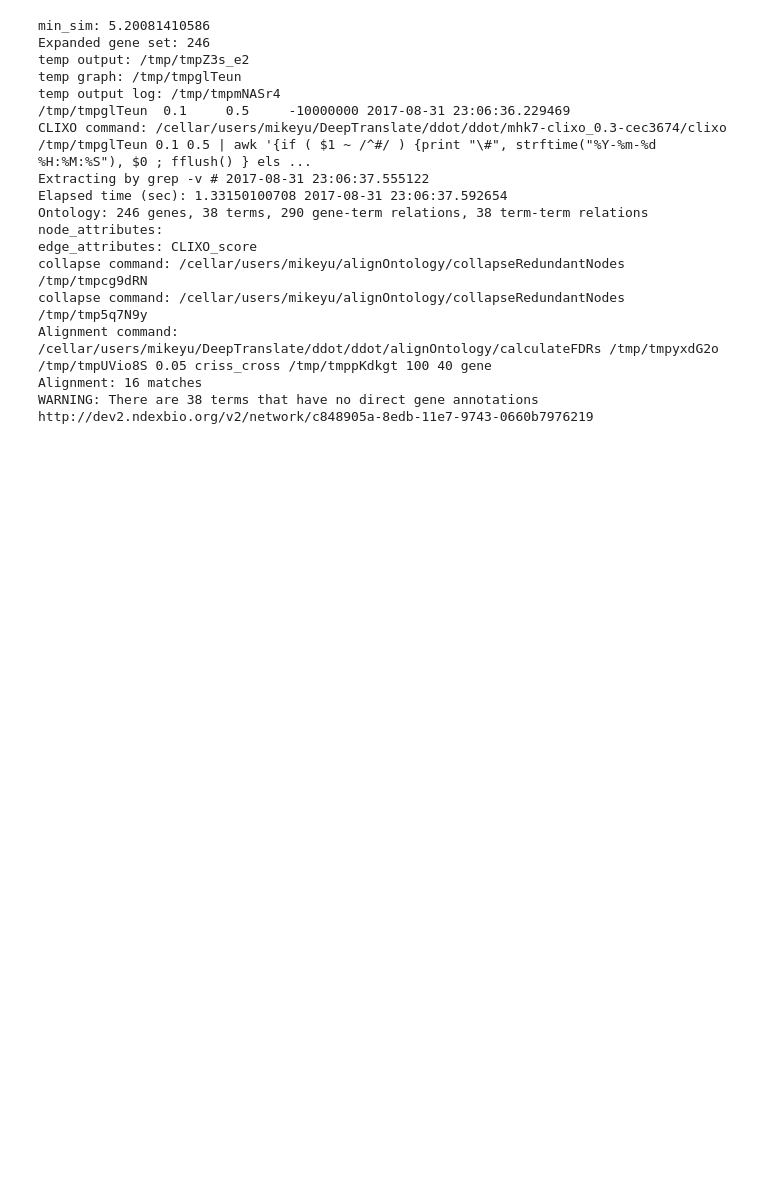
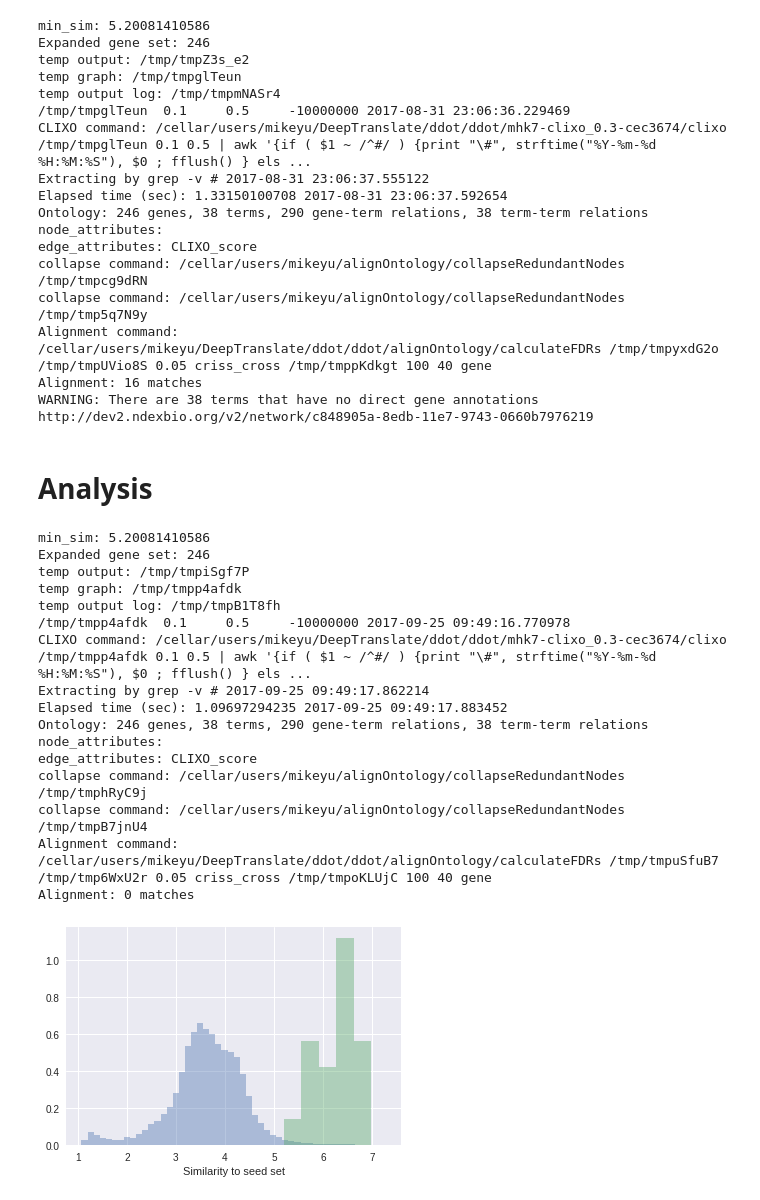
Before and after one commit to michaelkyu/ddot, a Jupyter notebook: examples/Construct_Fanconi_Anemia_Gene_Ontology.ipynb, the cells around one changed output. Drawn from its saved outputs; the diff is of its cells as text; code cells hidden in the pictures; blank space fills up the shorter version.

```diff
--- a/examples/Construct_Fanconi_Anemia_Gene_Ontology.ipynb
+++ b/examples/Construct_Fanconi_Anemia_Gene_Ontology.ipynb
@@ -38,3 +41,6 @@ go_human = Ontology.read_pickle('/cellar/users/mikeyu/go.pkl')
+# %%
+go_human = Ontology.from_table('/cellar/users/mikeyu/DeepTranslate/go_human_10aug2017/collapsed_go.symbol', clixo_format=True)
+# go_human_entrez = Ontology.from_table('/cellar/users/mikeyu/DeepTranslate/go_human_10aug2017/collapsed_go.entrez', clixo_format=True)
 # %% [markdown]
 # Download gene similarity network from NDEx
 # %%
@@ -67,3 +77,8 @@ gene_drug['has_drug'] = True
+# %%
+pharos = pd.read_table('/cellar/users/mikeyu/DeepTranslate/pharos/tcrd460_gene_drug.txt')
+pharos.drop_duplicates(inplace=True)
+gene_drug = pharos.groupby('gene').agg({'drug' : lambda x : ','.join(x)})
+gene_drug['has_drug'] = True
 # %% [markdown]
 # Run Ontology pipeline
 # %%
@@ -111,3 +126,39 @@ Alignment command: /cellar/users/mikeyu/DeepTranslate/ddot/ddot/alignOntology/ca
 Alignment: 16 matches
 WARNING: There are 38 terms that have no direct gene annotations
 http://dev2.ndexbio.org/v2/network/c848905a-8edb-11e7-9743-0660b7976219
+# %% [markdown]
+# Analysis
+# %%
+ont, url, ont_ndexgraph, expand_results = ddot_pipeline(
+      alpha,
+      beta,
+      sim,
+      sim_names,
+      seed,
+      go_human,
+      node_attr=gene_drug,
+      name='Fanconi Anemia Gene Ontology (FanGO)',
+      expand_kwargs={'seed_perc':0, 'agg':'mean', 'figure':True},
+      ndex_kwargs={'ndex_user':ndex_user, 'ndex_pass':ndex_pass, 'ndex_server':ndex_server},
+      align_kwargs={'iterations':100, 'threads': 40},
+      verbose=True,
+      ndex=False
+)
+# %% [output]
+min_sim: 5.20081410586
+Expanded gene set: 246
+temp output: /tmp/tmpiSgf7P
+temp graph: /tmp/tmpp4afdk
+temp output log: /tmp/tmpB1T8fh
+/tmp/tmpp4afdk  0.1     0.5     -10000000 2017-09-25 09:49:16.770978
+CLIXO command: /cellar/users/mikeyu/DeepTranslate/ddot/ddot/mhk7-clixo_0.3-cec3674/clixo /tmp/tmpp4afdk 0.1 0.5 | awk '{if ( $1 ~ /^#/ ) {print "\#", strftime("%Y-%m-%d %H:%M:%S"), $0 ; fflush() } els ...
+Extracting by grep -v # 2017-09-25 09:49:17.862214
+Elapsed time (sec): 1.09697294235 2017-09-25 09:49:17.883452
+Ontology: 246 genes, 38 terms, 290 gene-term relations, 38 term-term relations
+node_attributes:
+edge_attributes: CLIXO_score
+collapse command: /cellar/users/mikeyu/alignOntology/collapseRedundantNodes /tmp/tmphRyC9j
+collapse command: /cellar/users/mikeyu/alignOntology/collapseRedundantNodes /tmp/tmpB7jnU4
+Alignment command: /cellar/users/mikeyu/DeepTranslate/ddot/ddot/alignOntology/calculateFDRs /tmp/tmpuSfuB7 /tmp/tmp6WxU2r 0.05 criss_cross /tmp/tmpoKLUjC 100 40 gene
+Alignment: 0 matches
+[figure, added]
```
Also changed, not shown: parts of 48 cells of this notebook, 3 other files.
